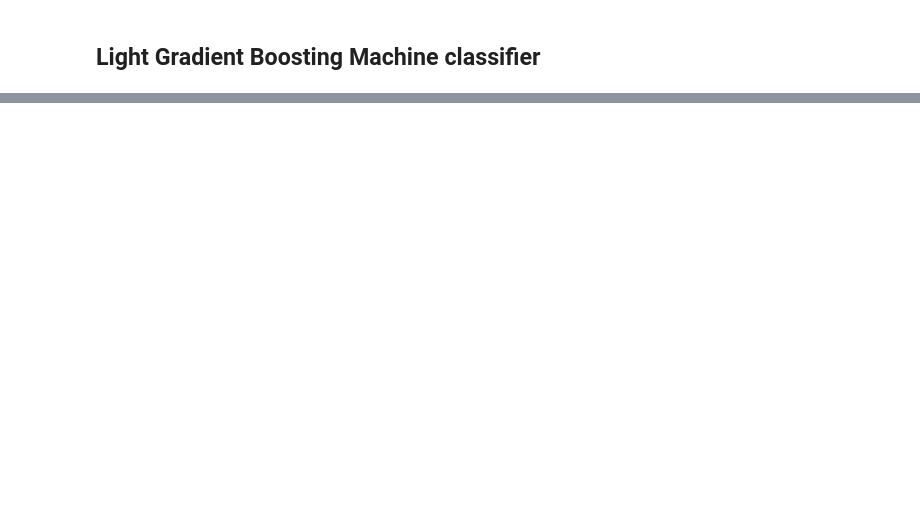
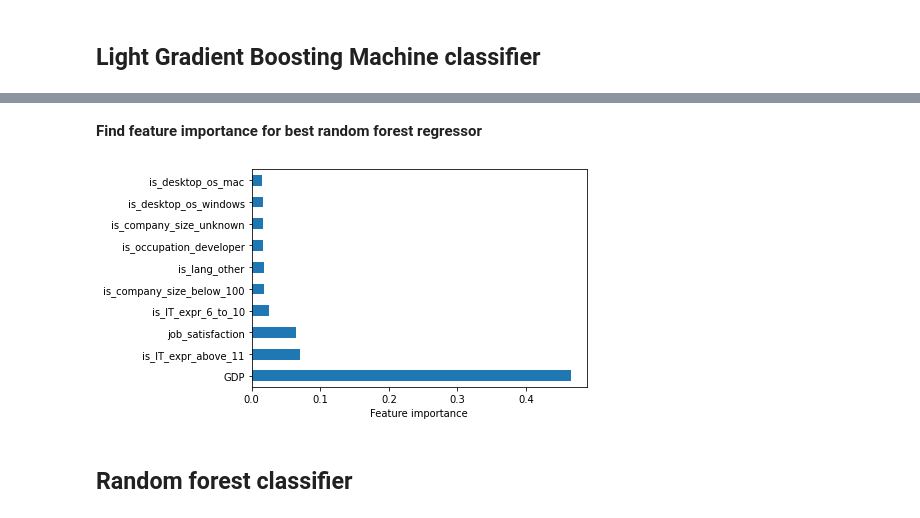
Before and after one commit to nkafwimi/MGT-6203, a Jupyter notebook: salary_prediction_for_software_developers/Notebooks/Modeling_start.ipynb, the cells around one changed output, grey strips where cells are left out. Saved outputs shown, nothing was run; the diff lists cells and outputs as text; code cells hidden in the pictures; blank space fills up the shorter version.

```diff
--- a/salary_prediction_for_software_developers/Notebooks/Modeling_start.ipynb
+++ b/salary_prediction_for_software_developers/Notebooks/Modeling_start.ipynb
@@ -352,0 +519,6 @@ plt.show()
+# %%
+#Split data into train and test datasets
+x_train, x_test, y_train, y_test = train_test_split(data, labels, test_size = 0.2, random_state = 0)
+#On test set
+model = RandomForestRegressor(max_depth = opt_depth_RFreg+1, random_state=0)
+pred = model.fit(x_train, y_train).predict(x_test)
@@ -352,0 +531,20 @@ plt.show()
+# %%
+cv_scores = np.empty(5)
+cv = StratifiedKFold(n_splits=5, shuffle=True, random_state=1121218)
+
+coefficients_arr = 0
+for idx, (train_idx, test_idx) in enumerate(cv.split(data_train, labels_train)):
+    X_train, X_test = data_train[train_idx], data_train[test_idx]
+    y_train, y_test = labels_train[train_idx], labels_train[test_idx]
+
+    model = RandomForestRegressor(opt_depth_RFreg+1, random_state=0)
+    pred = model.fit(X_train, y_train).predict(X_test)
+    optR = OptimizedRounder()
+    optR.fit(pred, y_test)
+    coefficients = optR.coefficients()
+    coefficients_arr+=coefficients
+    pred_test_y_k = optR.predict(pred, coefficients)
+    qwk = quadratic_weighted_kappa(pred_test_y_k,y_test)
+    cv_scores[idx] = qwk
+
+print('Quadratic weighted Kappa for 5-fold CV for random forest regressor with optimized rounding is', np.mean(cv_scores))
@@ -352,0 +585,12 @@ plt.show()
+# %% [markdown]
+**Find feature importance for best random forest regressor**
+# %%
+feat_importances = pd.Series(model.feature_importances_, index=data_df.columns)
+# feat_importances.nlargest(4).plot(kind='barh')
+feat_importances.nlargest(10).plot(kind='barh')
+plt.xlabel('Feature importance')
+plt.savefig('Feature importance for random forest regressor.svg', bbox_inches='tight')
+# %% [output]
+[figure, added]
+# %% [markdown]
+## Random forest classifier ##
```
Also changed, not shown: parts of 46 cells of this notebook.
